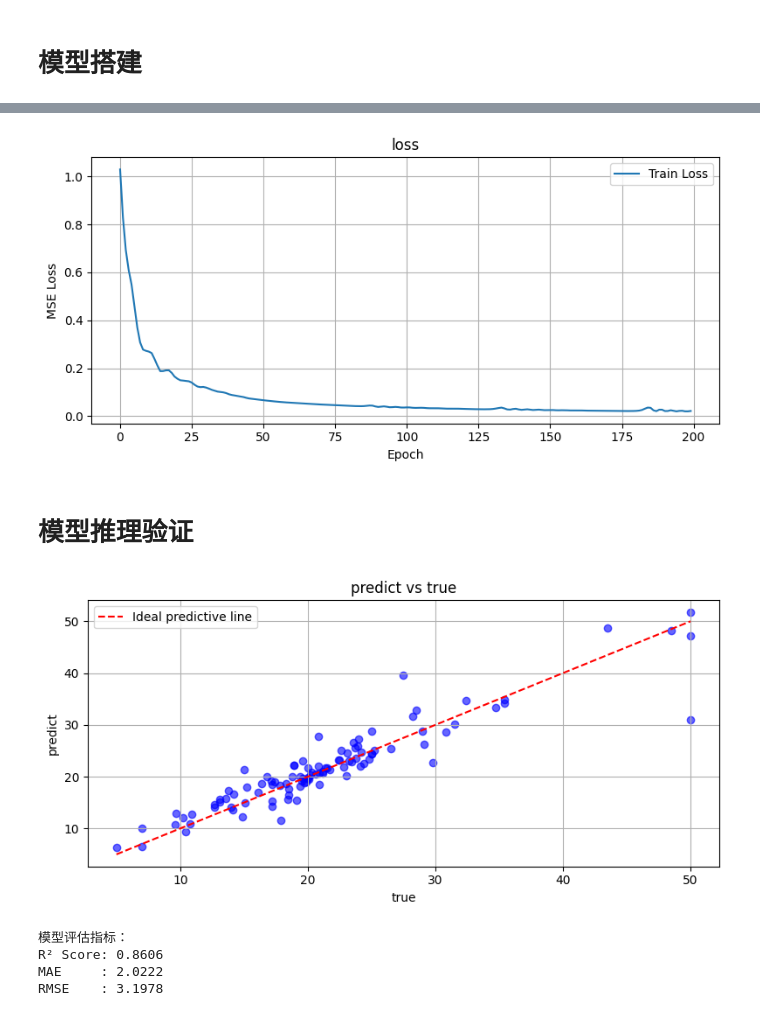
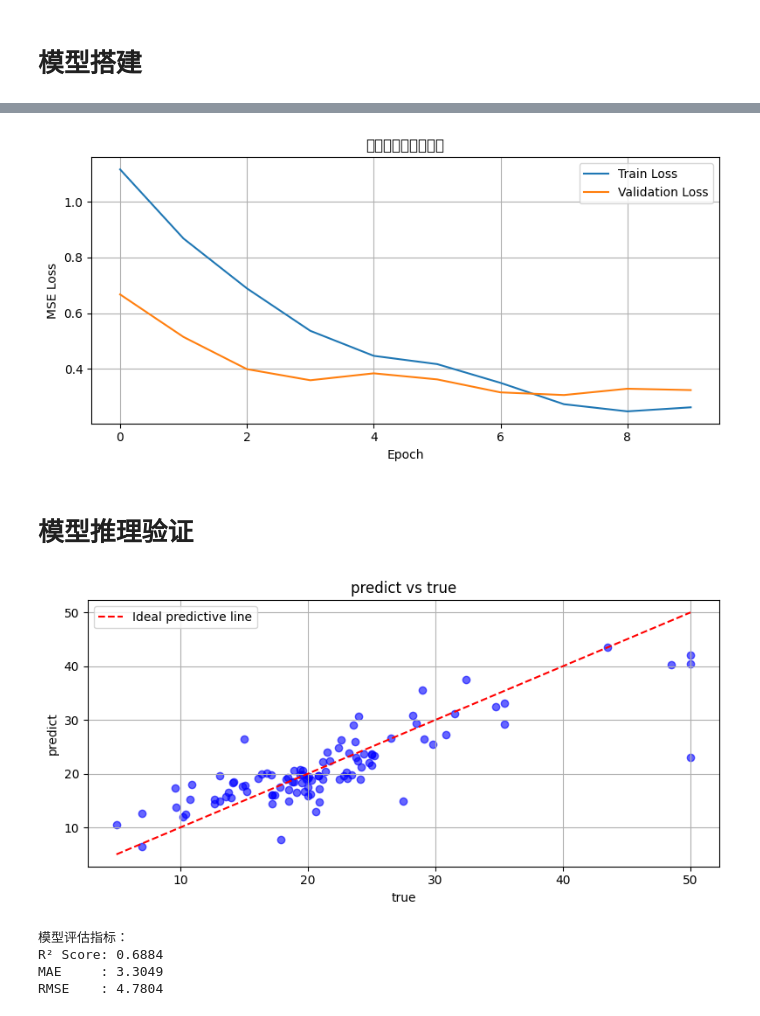
Before and after one commit to kewuyu/Deep-Learning, a Jupyter notebook: 2.感知机.ipynb, the cells around one changed output, grey strips where cells are left out. Drawn from its saved outputs; the diff is of its cells as text; code cells hidden in the pictures.

```diff
--- a/2.感知机.ipynb
+++ b/2.感知机.ipynb
@@ -36,6 +36,11 @@ X_train = torch.tensor(X_train, dtype=torch.float32)
 y_train = torch.tensor(y_train, dtype=torch.float32)
 X_test = torch.tensor(X_test, dtype=torch.float32)
 y_test = torch.tensor(y_test, dtype=torch.float32)
+# %%
+# 从训练集进一步拆分出验证集（80% 训练 → 64% 训练 + 16% 验证）
+X_train_final, X_val, y_train_final, y_val = train_test_split(
+    X_train, y_train, test_size=0.2, random_state=42
+)
 # %% [markdown]
 # 模型搭建
 # %%
@@ -60,18 +65,27 @@ model = MLP(input_dim=13)
 criterion = nn.MSELoss()
 optimizer = optim.Adam(model.parameters(), lr=0.01)
 # %%
-# 训练模型并记录损失
-epochs = 200
+epochs = 10
 train_losses = []
+val_losses = []
 
 for epoch in range(epochs):
+    # 训练阶段
     model.train()
     optimizer.zero_grad()
-    outputs = model(X_train)
-    loss = criterion(outputs, y_train)
+    outputs = model(X_train_final)
+    loss = criterion(outputs, y_train_final)
     loss.backward()
     optimizer.step()
     train_losses.append(loss.item())
 
+    # 验证阶段
+    model.eval()
+    with torch.no_grad():
+        val_output = model(X_val)
+        val_loss = criterion(val_output, y_val)
+        val_losses.append(val_loss.item())
+
+    # 打印信息
     if (epoch + 1) % 20 == 0:
-        print(f"Epoch [{epoch+1}/{epochs}], Loss: {loss.item():.4f}")
+        print(f"Epoch [{epoch+1}/{epochs}], Train Loss: {loss.item():.4f}, Val Loss: {val_loss.item():.4f}")
@@ -89,16 +92,17 @@ Epoch [200/200], Loss: 0.0217
 # %%
-# 可视化训练损失
+# 绘制训练 vs 验证损失曲线
 plt.figure(figsize=(8, 4))
 plt.plot(train_losses, label="Train Loss")
+plt.plot(val_losses, label="Validation Loss")
 plt.xlabel("Epoch")
 plt.ylabel("MSE Loss")
 plt.title("loss")
+plt.legend()
 plt.grid(True)
-plt.legend()
 plt.tight_layout()
 plt.show()
 # %% [output]
-[figure, old version]
+[figure, new version]
 # %% [markdown]
 # 模型推理验证
 # %%
@@ -123,7 +127,7 @@ plt.legend()
 plt.tight_layout()
 plt.show()
 # %% [output]
-[figure, old version]
+[figure, new version]
 # %%
 # 计算指标：R²、MAE、RMSE
 
@@ -137,6 +141,6 @@ print(f"MAE     : {mae:.4f}")
 print(f"RMSE    : {rmse:.4f}")
 # %% [output]
 模型评估指标：
-R² Score: 0.8606
-MAE     : 2.0222
-RMSE    : 3.1978
+R² Score: 0.6884
+MAE     : 3.3049
+RMSE    : 4.7804
```
Also changed, not shown: parts of 1 cell of this notebook.
